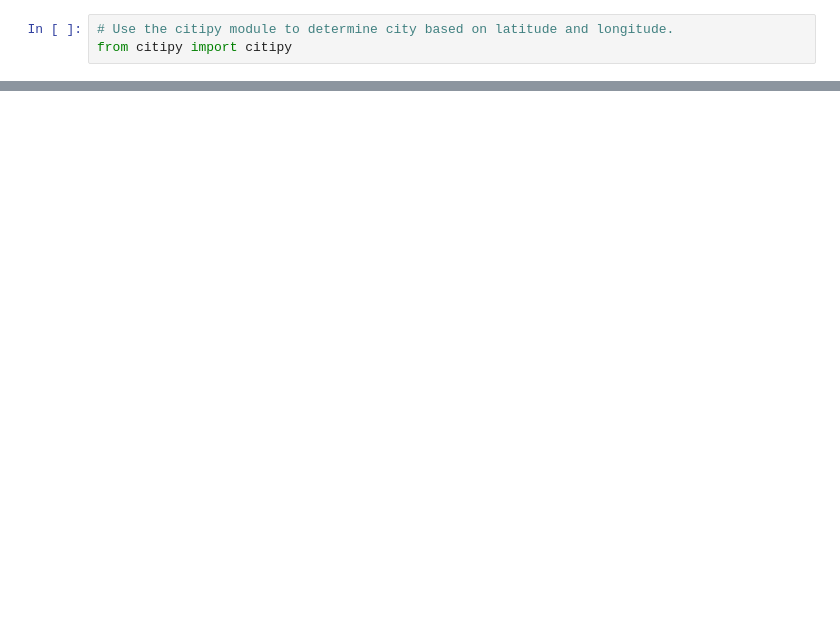
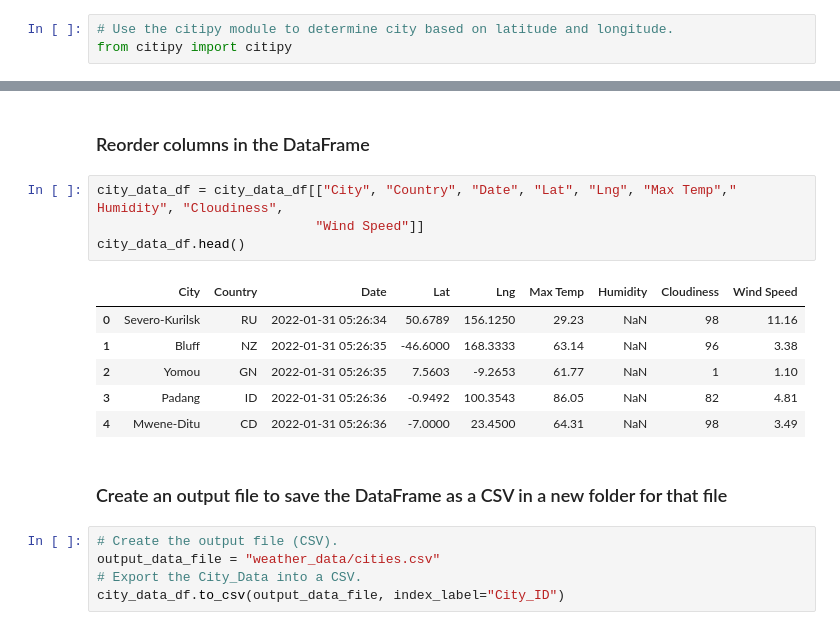
Before and after one commit to LucyPill/World_Weather_Analysis, a Jupyter notebook: WeatherPy.ipynb, the cells around one changed output, grey strips where cells are left out. Cells and saved outputs as stored; diff of their text form; blank space fills up the shorter version.

```diff
--- a/WeatherPy.ipynb
+++ b/WeatherPy.ipynb
@@ -61,0 +319,20 @@ len(cities)
+# %% [markdown]
+### Reorder columns in the DataFrame
+# %%
+city_data_df = city_data_df[["City", "Country", "Date", "Lat", "Lng", "Max Temp"," Humidity", "Cloudiness",
+                            "Wind Speed"]]
+city_data_df.head()
+# %% [output]
+|  | City | Country | Date | Lat | Lng | Max Temp | Humidity | Cloudiness | Wind Speed |
+| 0 | Severo-Kurilsk | RU | 2022-01-31 05:26:34 | 50.6789 | 156.1250 | 29.23 | NaN | 98 | 11.16 |
+| 1 | Bluff | NZ | 2022-01-31 05:26:35 | -46.6000 | 168.3333 | 63.14 | NaN | 96 | 3.38 |
+| 2 | Yomou | GN | 2022-01-31 05:26:35 | 7.5603 | -9.2653 | 61.77 | NaN | 1 | 1.10 |
+| 3 | Padang | ID | 2022-01-31 05:26:36 | -0.9492 | 100.3543 | 86.05 | NaN | 82 | 4.81 |
+| 4 | Mwene-Ditu | CD | 2022-01-31 05:26:36 | -7.0000 | 23.4500 | 64.31 | NaN | 98 | 3.49 |
+# %% [markdown]
+### Create an output file to save the DataFrame as a CSV in a new folder for that file
+# %%
+# Create the output file (CSV).
+output_data_file = "weather_data/cities.csv"
+# Export the City_Data into a CSV.
+city_data_df.to_csv(output_data_file, index_label="City_ID")
```
Also changed, not shown: parts of 39 cells of this notebook, 4 other files.
